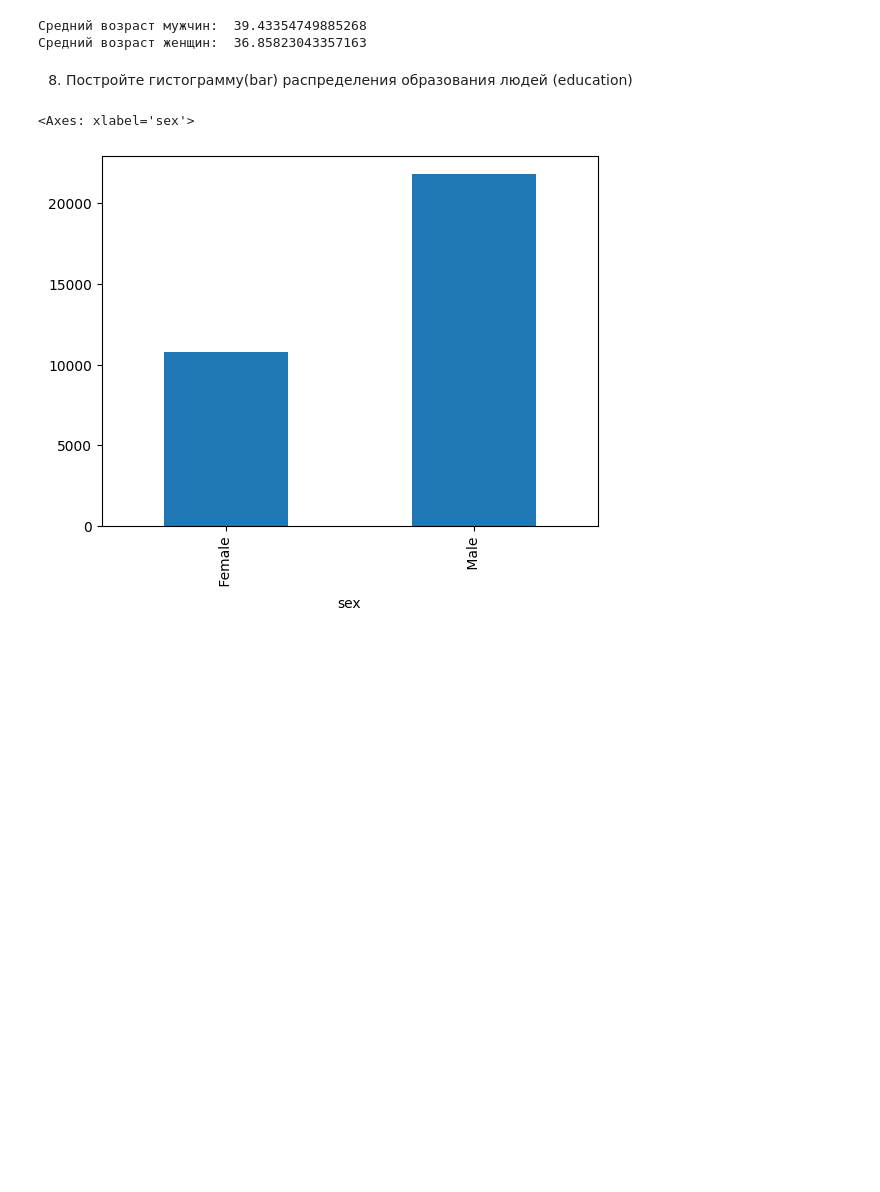
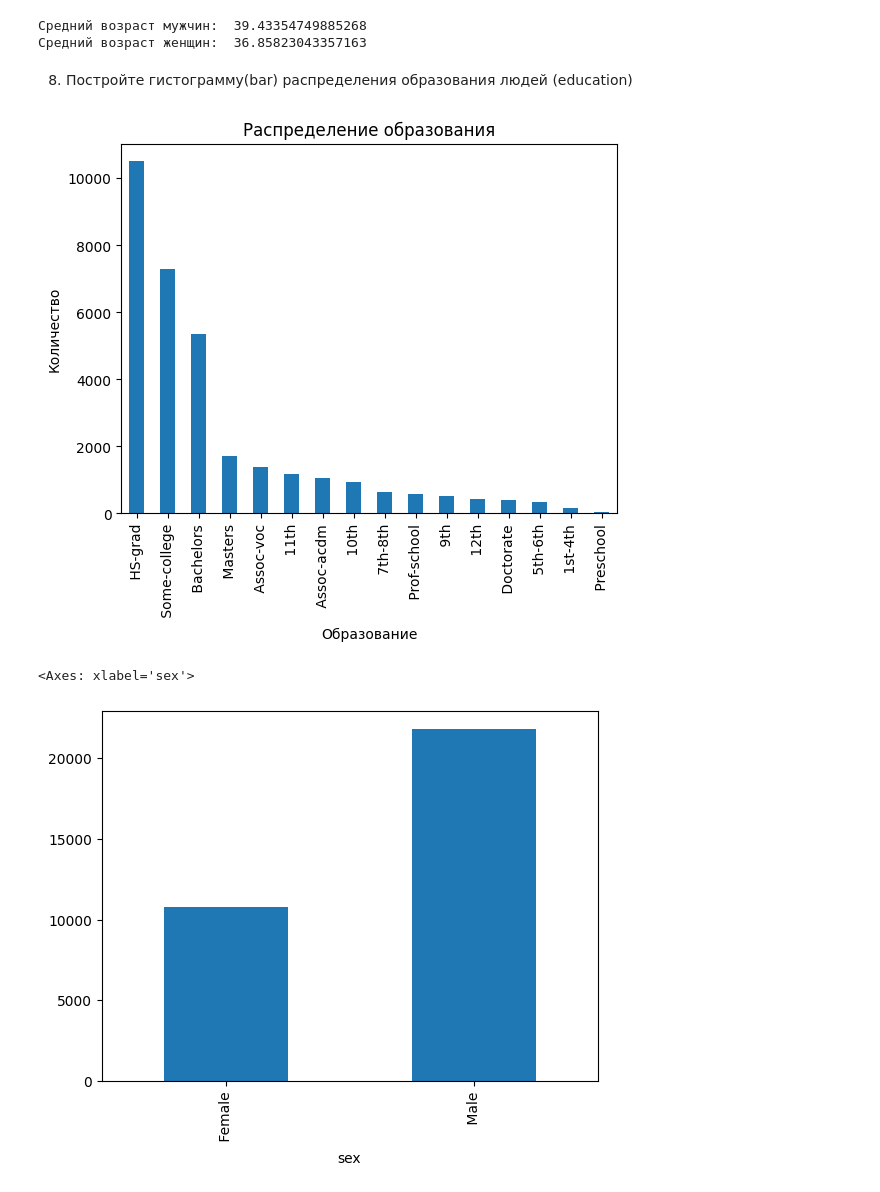
Before and after one commit to AlinaSabitova/Data_analytics_tools-, a Jupyter notebook: Pandas.ipynb, the cells around one changed output. Drawn from its saved outputs; the diff is of its cells as text; code cells hidden in the pictures; blank space fills up the shorter version.

```diff
--- a/Pandas.ipynb
+++ b/Pandas.ipynb
@@ -171,3 +172,16 @@ print("Средний возраст женщин: ", mean_women_age)
+# %%
+education_counts = df['education'].value_counts()
+education_counts.plot.bar()
+
+# Настройка осей и заголовка графика
+plt.xlabel('Образование')
+plt.ylabel('Количество')
+plt.title('Распределение образования')
+
+# Отображение графика
+plt.show()
+# %% [output]
+[figure, added]
 # %%
 df.groupby('sex').count()['education'].plot(kind='bar')
 # %% [output]
```
Also changed, not shown: parts of 10 cells of this notebook.
